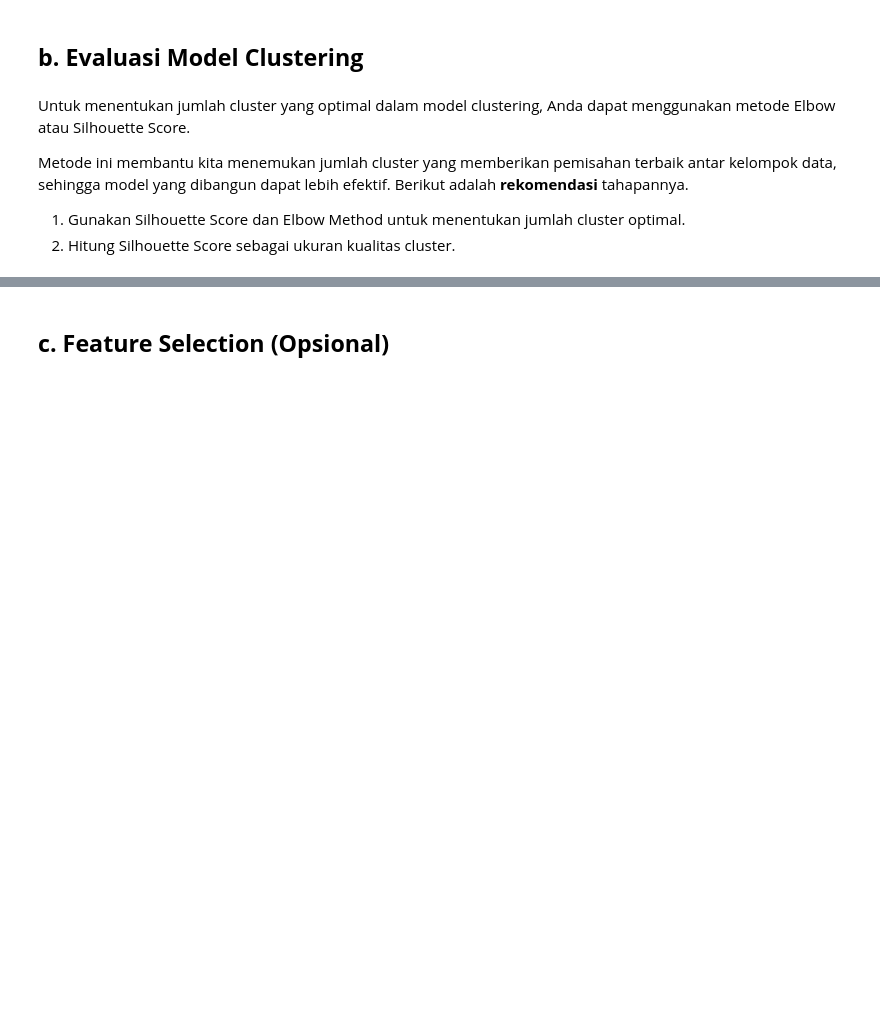
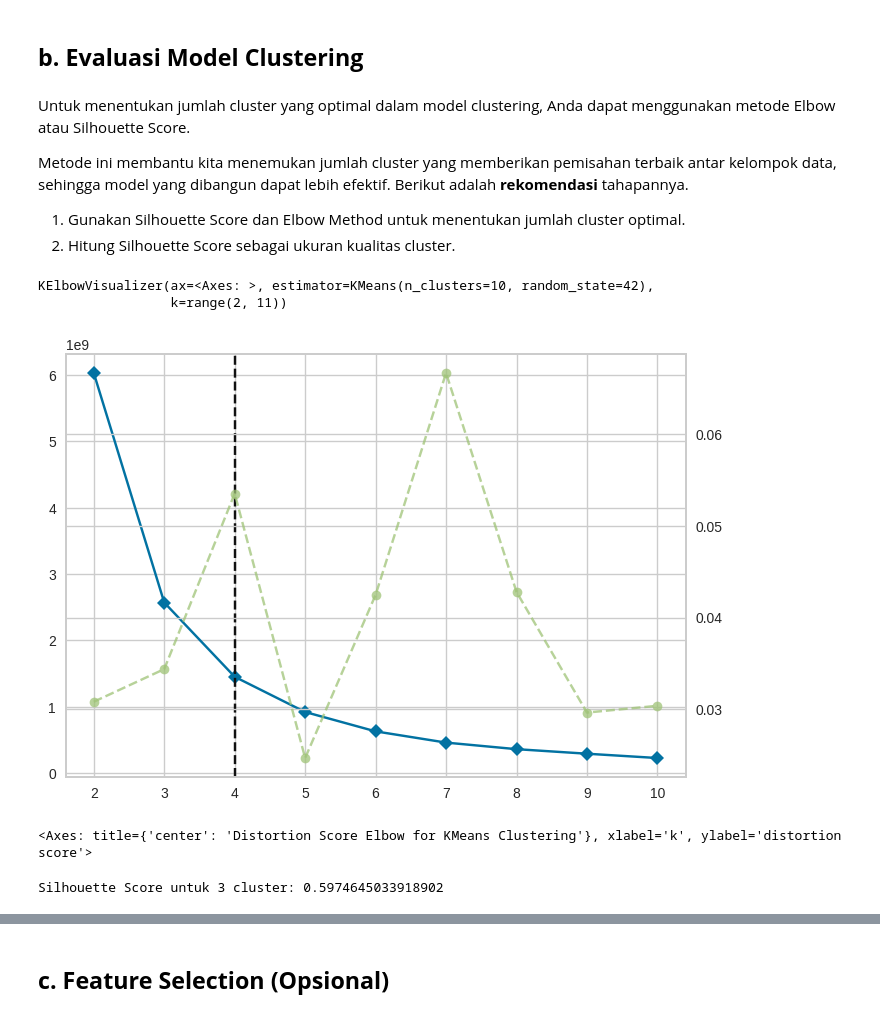
Before and after one commit to LatiefDataVisionary/machine-learning-basic-dicoding, a Jupyter notebook: [Clustering]_Submission_Akhir_BMLP_Lathif_Ramadhan.ipynb, the cells around one changed output, grey strips where cells are left out. Saved outputs shown, nothing was run; the diff lists cells and outputs as text; code cells hidden in the pictures; blank space fills up the shorter version.

```diff
--- a/[Clustering]_Submission_Akhir_BMLP_Lathif_Ramadhan.ipynb
+++ b/[Clustering]_Submission_Akhir_BMLP_Lathif_Ramadhan.ipynb
@@ -472,0 +475,21 @@ Pada tahap ini, Anda membangun model clustering dengan memilih algoritma yang se
+# %%
+# 2. Latih model dengan data.
+# Tentukan jumlah cluster yang diinginkan (misalnya, 3 cluster)
+n_clusters = 3
+
+# Inisialisasi model K-Means
+kmeans = KMeans(n_clusters=n_clusters, random_state=42)  # random_state untuk konsistensi
+
+# Drop non-numerical columns before fitting the model
+numerical_df = df.select_dtypes(include=np.number)
+
+# Latih model dengan data yang telah di-preprocessing dan hanya kolom numerik
+kmeans.fit(numerical_df)
+
+# Dapatkan label cluster untuk setiap data point
+labels = kmeans.labels_
+
+# Tambahkan label cluster ke DataFrame asli
+df['cluster'] = labels
+
+print("Model clustering telah dibangun dan label cluster telah ditambahkan ke DataFrame.")
@@ -482,0 +516,42 @@ Metode ini membantu kita menemukan jumlah cluster yang memberikan pemisahan terb
+# %%
+# --- Elbow Method ---
+# Tentukan rentang jumlah cluster yang ingin diuji
+k_range = range(2, 11)  # Misalnya, menguji 2 hingga 10 cluster
+
+# Inisialisasi model KMeans dan visualizer Elbow
+kmeans = KMeans(random_state=42)
+visualizer = KElbowVisualizer(kmeans, k=k_range)
+
+# Select only numerical features for clustering
+numerical_features = df.select_dtypes(include=np.number).columns
+numerical_df = df[numerical_features]
+# %%
+# Fit visualizer dengan data dan tampilkan plot Elbow
+visualizer.fit(numerical_df)
+# %% [output]
+KElbowVisualizer(ax=<Axes: >, estimator=KMeans(n_clusters=10, random_state=42),
+                 k=range(2, 11))
+[figure, added]
+# %%
+visualizer.show()
+# %% [output]
+<Axes: title={'center': 'Distortion Score Elbow for KMeans Clustering'}, xlabel='k', ylabel='distortion score'>
+# %%
+# --- Silhouette Score ---
+# Tentukan jumlah cluster optimal berdasarkan Elbow Method (misalnya, 3)
+optimal_n_clusters = 3 # Ganti dengan nilai optimal dari Elbow Method
+
+# Inisialisasi dan latih model KMeans dengan jumlah cluster optimal
+kmeans = KMeans(n_clusters=optimal_n_clusters, random_state=42)
+
+# Drop non-numerical columns before fitting the model
+numerical_df = df.select_dtypes(include=np.number)
+
+#Fit the model with numerical data only
+kmeans.fit(numerical_df)
+
+# Hitung Silhouette Score
+silhouette_avg = silhouette_score(numerical_df, kmeans.labels_)  # Use numerical_df for silhouette calculation
+print(f"Silhouette Score untuk {optimal_n_clusters} cluster: {silhouette_avg}")
+# %% [output]
+Silhouette Score untuk 3 cluster: 0.5974645033918902
```
Also changed, not shown: parts of 7 cells of this notebook.
